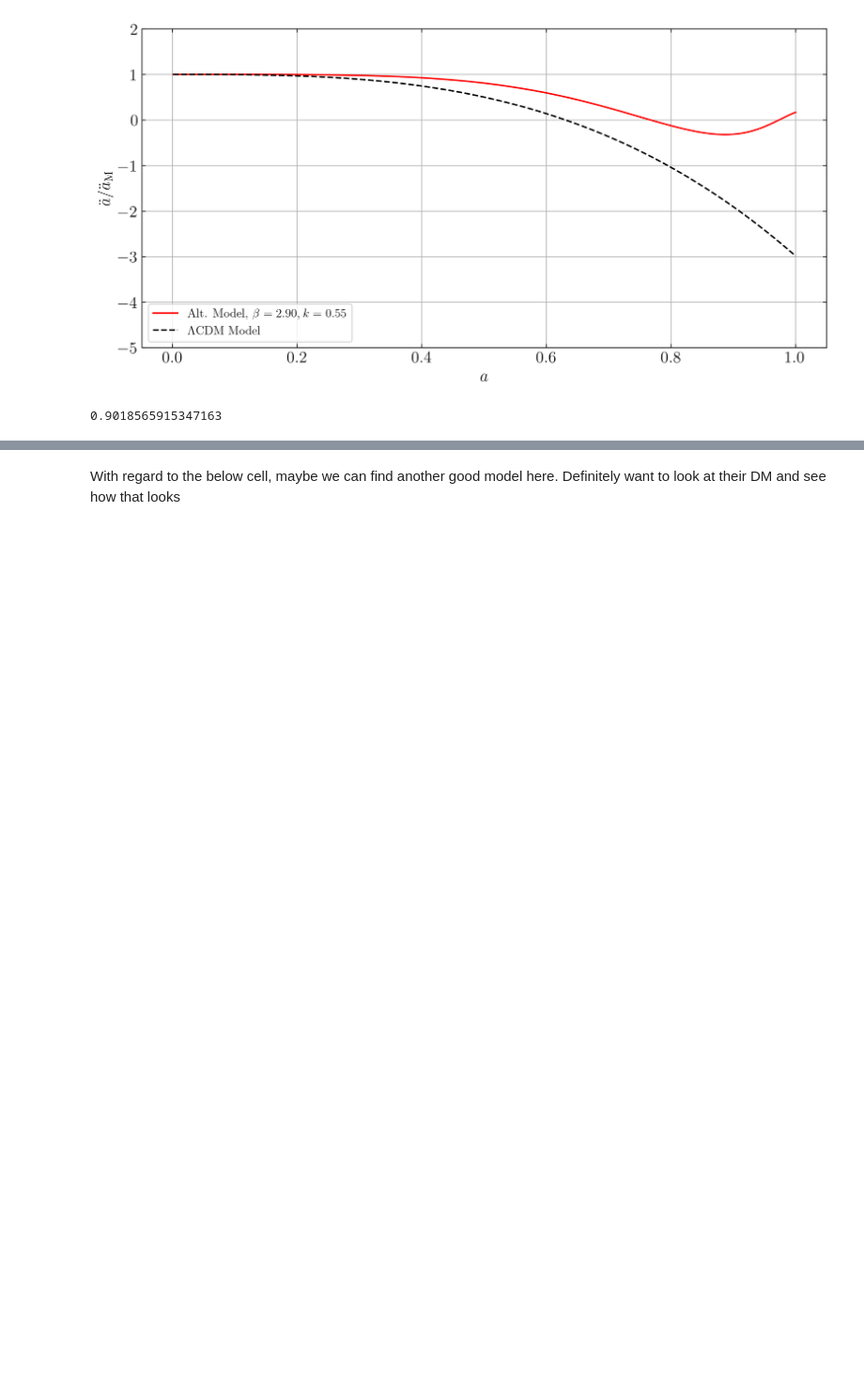
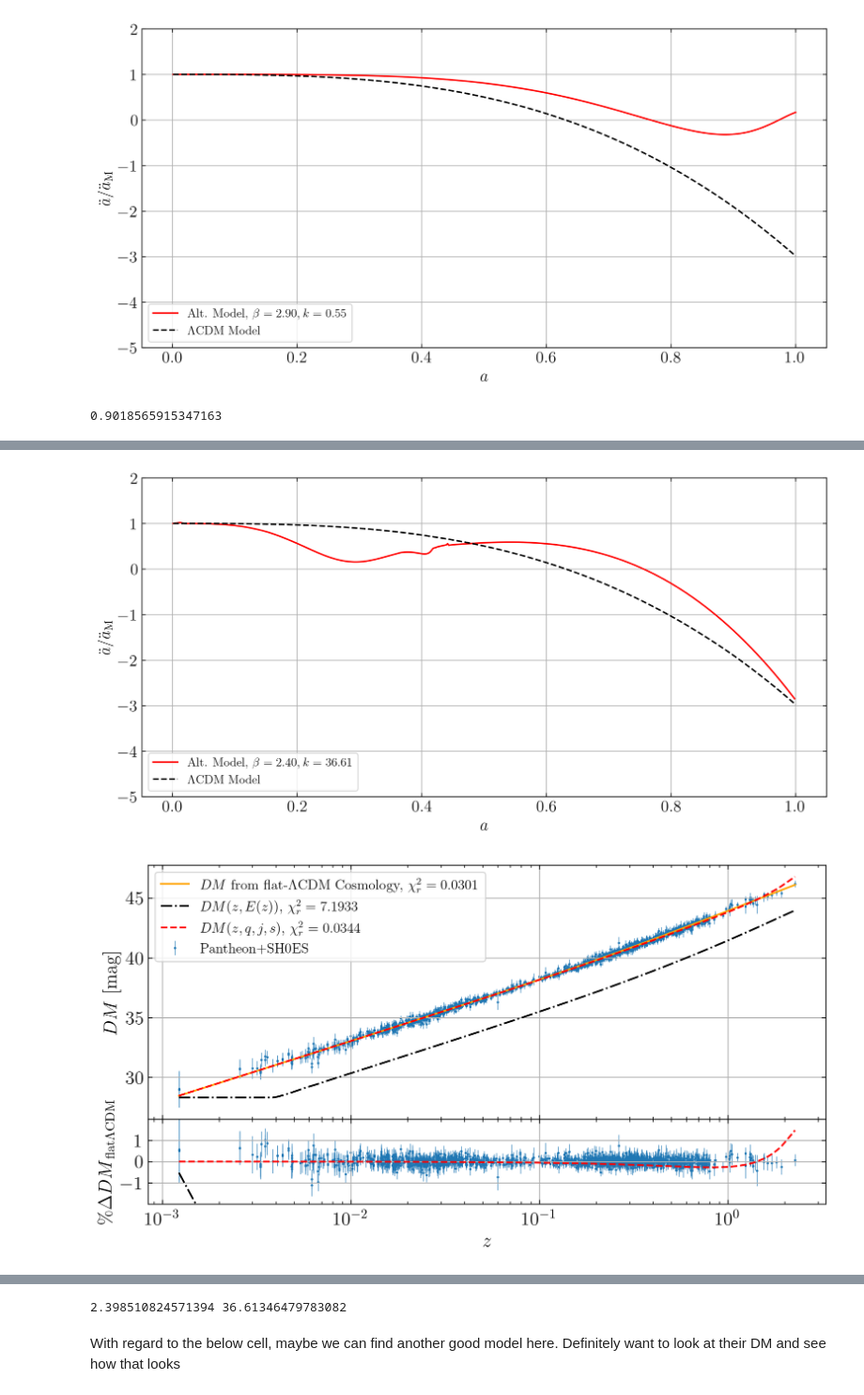
Before and after one commit to bktakacs/thesis_ku, a Jupyter notebook: Untitled-1.ipynb, the cells around one changed output, grey strips where cells are left out. Shown at 94% size. Cells and saved outputs as stored; diff of their text form; code cells hidden in the pictures; blank space fills up the shorter version.

```diff
--- a/Untitled-1.ipynb
+++ b/Untitled-1.ipynb
@@ -288,0 +292,33 @@ m.plot('acc')
+# %%
+# from main import *
+#36.6134
+data = read_model_data('auto-opt-acc-bdf-4-acc.txt')
+b1, k1 = specific_function(data, 4)
+m = model(beta=2.39851, kappa=36.6134, lam=0., xlen=1000)
+m.plot('acc')
+m.distance_modulus()
+m.plot('dm')
+m.distance_modulus(effort=True)
+m.plot('dm')
+print(b1, k1)
+# plt.figure()
+# # for i in (0, 1, 2, 3, 4, 5):
+# #     b1, k1 = specific_function(data, i)
+# #     print(b1, k1)
+# #     m = model(beta=b1, kappa=k1, lam=0.)
+# #     plt.plot(m.a, m.a2norm, label='{:.3f}, {:.3f}'.format(
+# #         b1, rchi2(np.interp(lcdm.a, m.a, m.a2norm), lcdm.a2norm)))
+
+# plt.plot(lcdm.a, lcdm.a2norm, 'k--', label='LCDM')
+# plt.text(x = 0.003, y=-1.5, s=r'$\beta=2.8325, \Omega_{{\Lambda}}=0.0$')
+# plt.xlabel(r'$a$')
+# plt.ylabel(r'$\ddot{a}/\ddot{a}_{\mathrm{M}}$')
+# plt.ylim([-5, 2])
+# plt.tick_params(axis='both', which='both', direction='in',
+#                 bottom=True, top=True, left=True, right=True)
+# plt.legend(loc='lower left')
+# plt.grid()
+# plt.show()
+# %% [output]
+[figure, added]
+[figure, added]
@@ -289,3 +326,4 @@ m.plot('acc')
+2.398510824571394 36.61346479783082
 # %% [markdown]
 With regard to the below cell, maybe we can find another good model here. Definitely want to look at their
 DM and see how that looks
```
Also changed, not shown: parts of 7 cells of this notebook, 2 other files.
